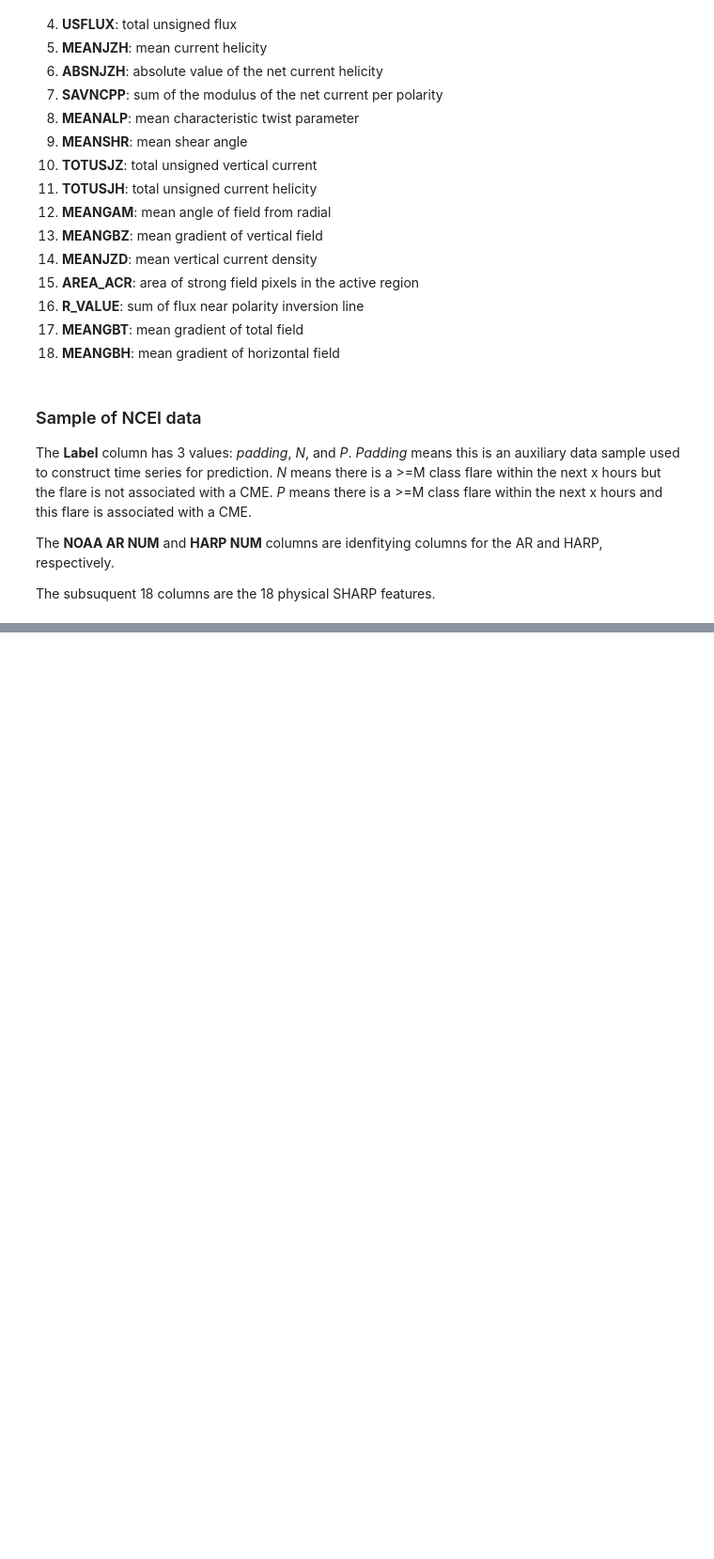
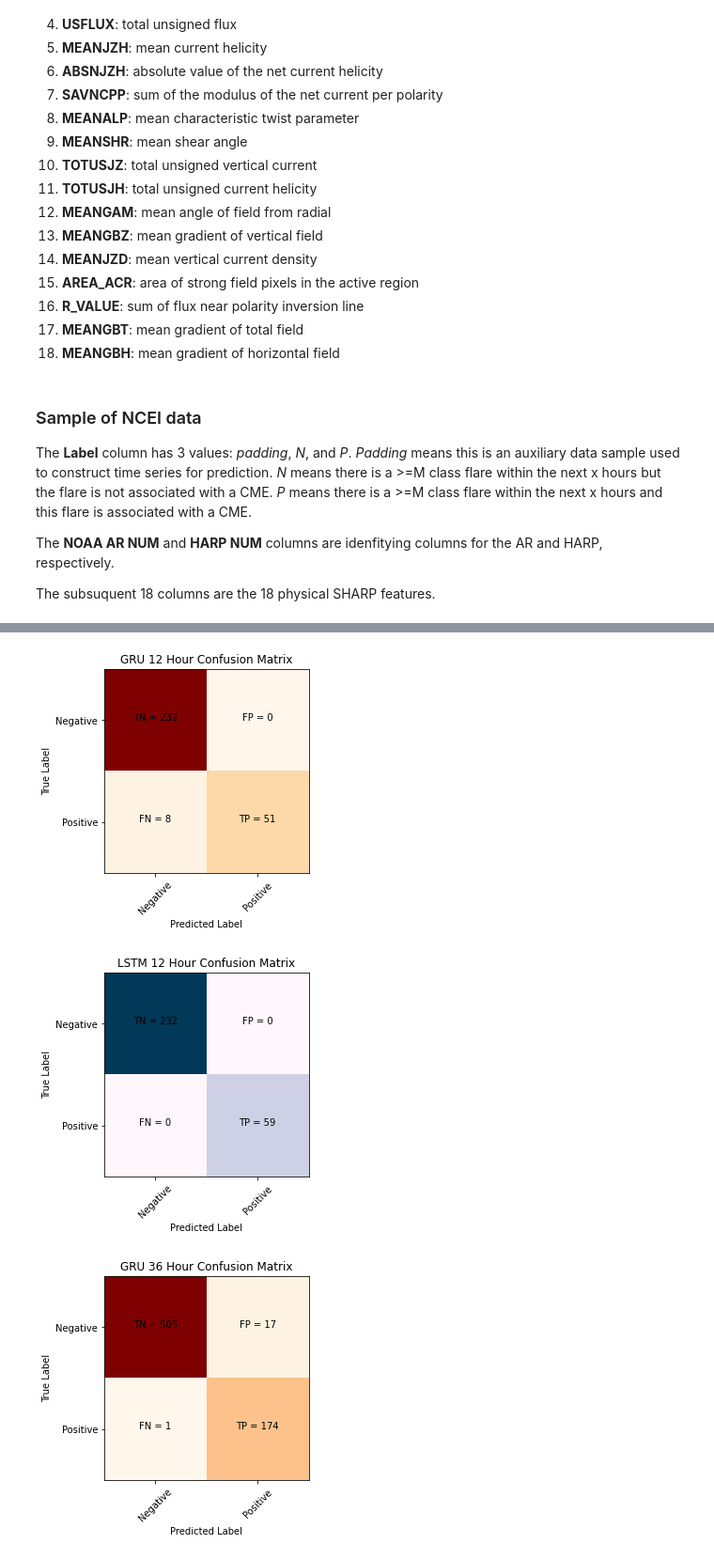
Before and after one commit to HyShai/RNN-CME-prediction, a Jupyter notebook: cme_predict.ipynb, the cells around one changed output, grey strips where cells are left out. Shown at 94% size. Cells and saved outputs as stored; diff of their text form; code cells hidden in the pictures; blank space fills up the shorter version.

```diff
--- a/cme_predict.ipynb
+++ b/cme_predict.ipynb
@@ -77,13 +72,9 @@ show ROC for all 6
 import itertools
 time_windows = [12, 36, 60] # options are 12, 24, 36, 48, 60
 rnn_types = ['gru', 'lstm']
+cm_grid = [['TN','FP'], ['FN', 'TP']]
 
-# columns = ['Predicted Label', 'Label', 'Timestamp', 'NOAA AR NUM', 'HARP NUM',
-#                     'TOTUSJH', 'TOTPOT', 'TOTUSJZ', 'ABSNJZH', 'SAVNCPP', 'USFLUX', 'AREA_ACR',
-#                     'MEANPOT', 'R_VALUE', 'SHRGT45', 'MEANGAM', 'MEANJZH', 'MEANGBT', 'MEANGBZ',
-#                     'MEANJZD', 'MEANGBH', 'MEANSHR', 'MEANALP']
-
-cm_grid = [['TN','FP'], ['FN', 'TP']]
+results = {}
 
 for (time_window, type) in itertools.product(time_windows, rnn_types):
     model_file = f'CMEpredict/{type}-{time_window}-model.h5'
@@ -91,35 +82,37 @@ for (time_window, type) in itertools.product(time_windows, rnn_types):
     n_features, threshold = get_n_features_thresh(type, time_window)
 
     model = load_model(model_file)
 
     test_data_file = f'CMEpredict/normalized_testing_{time_window}.csv'
     X_test, y_test, nb_test = load_data(datafile=test_data_file,
                                         series_len=series_len,
                                         start_feature=start_feature,
                                         n_features=n_features,
                                         mask_value=mask_value,
                                         type=type,
                                         time_window=time_window)
 
     prob = model.predict(X_test,
                         batch_size=batch_size,
                         verbose=False,
                         steps=None)
-    # table, y_pred = get_output_table(test_data_file, type, time_window, start_feature, n_features, thresh, prob)
 
-    # data = pd.DataFrame(table, columns=columns)
-    # display(data)
-
-    confmat = cm(y_test, [1 if p >= threshold else 0 for p in prob])
+    bc = [1 if p >= threshold else 0 for p in prob]
+    confmat = cm(y_test, bc)
+    results[f'{type} {time_window}'] = (y_test, bc)
     plt.imshow(confmat, interpolation='nearest', cmap=(plt.cm.PuBu if type =='lstm' else plt.cm.OrRd))
     classNames = ['Negative','Positive']
     plt.title(f'{type.upper()} {time_window} Hour Confusion Matrix')
     plt.ylabel('True Label')
     plt.xlabel('Predicted Label')
     tick_marks = np.arange(len(classNames))
     plt.xticks(tick_marks, classNames, rotation=45)
     plt.yticks(tick_marks, classNames)
     for i in range(2):
         for j in range(2):
             plt.text(j,i, f'{cm_grid[i][j]} = {confmat[i][j]}', horizontalalignment='center')
     plt.show()
+# %% [output]
+[figure, added]
+[figure, added]
+[figure, added]
```
Also changed, not shown: parts of 23 cells of this notebook, 1 other file.
